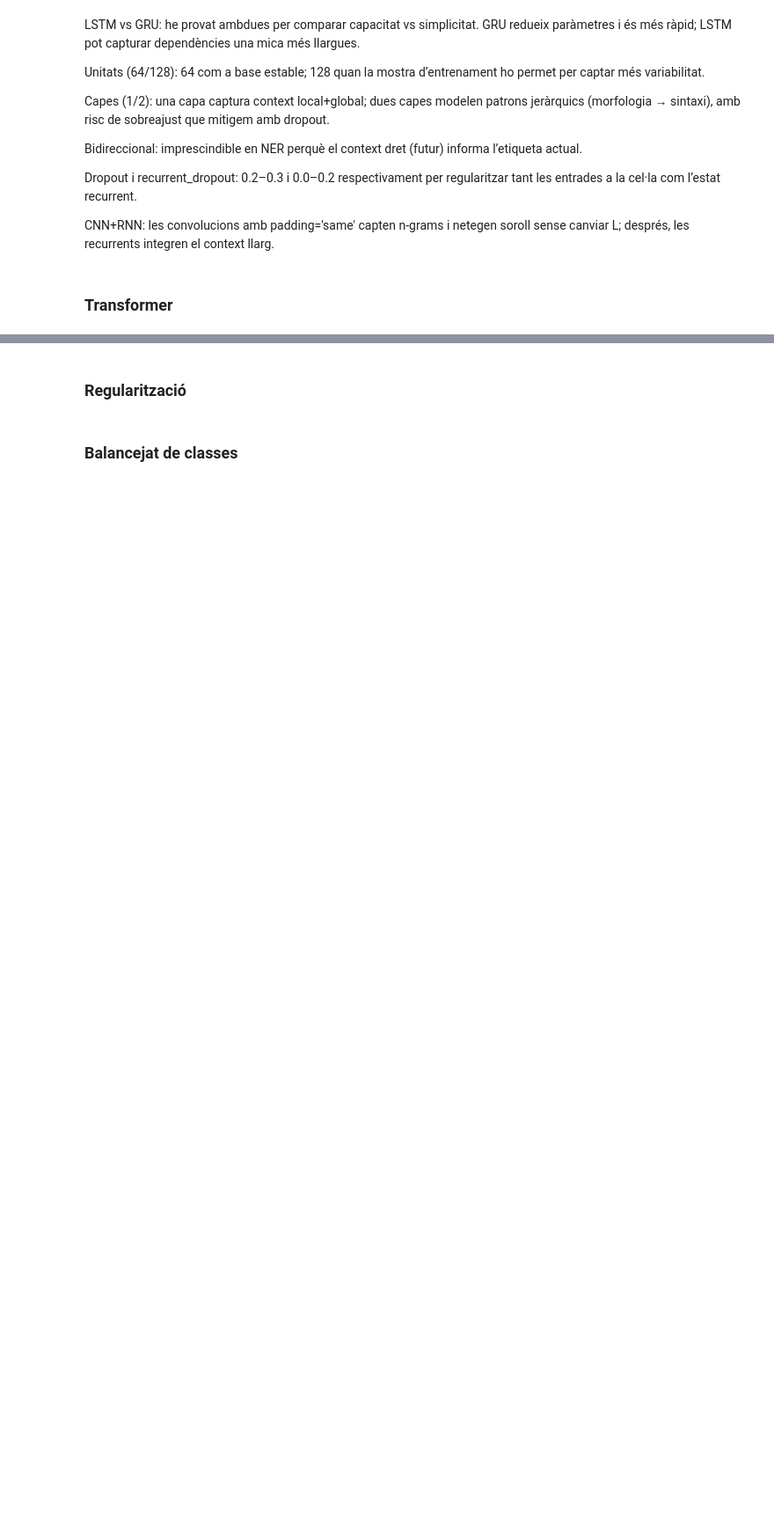
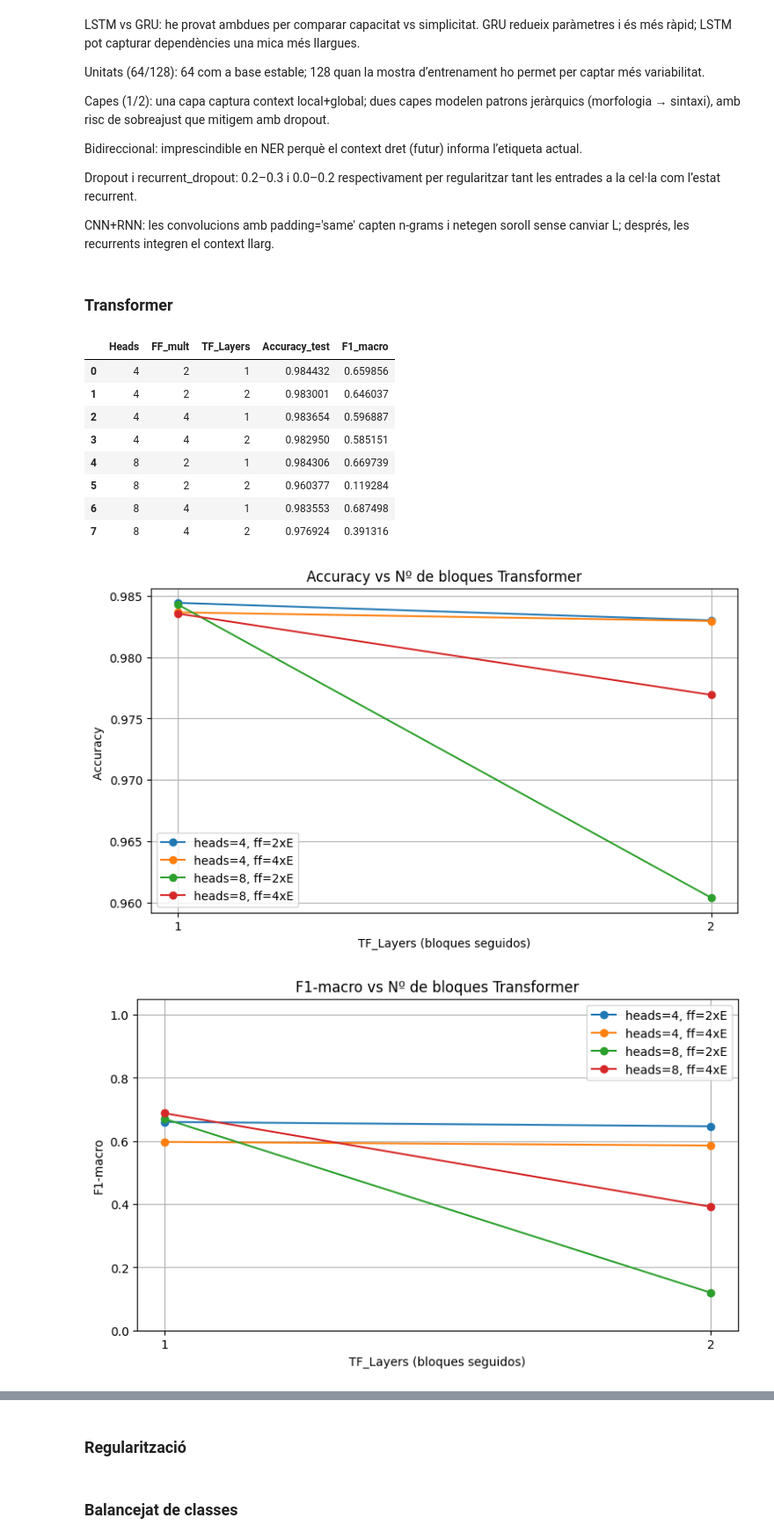
Before and after one commit to gallego-c/TVD_P2_ClaudiaVeronica, a Jupyter notebook: scripts/TVD_P2_2_ClaudiaVeronica.ipynb, the cells around one changed output, grey strips where cells are left out. Shown at 88% size. Cells and saved outputs as stored; diff of their text form; code cells hidden in the pictures; blank space fills up the shorter version.

```diff
--- a/scripts/TVD_P2_2_ClaudiaVeronica.ipynb
+++ b/scripts/TVD_P2_2_ClaudiaVeronica.ipynb
@@ -1008,7 +1013,7 @@ CNN+RNN: les convolucions amb padding='same' capten n-grams i netegen soroll sen
 # %%
 vocab_size = len(tokenizer.word_index) + 1
 batch_size = 32
-epochs = 3
+epochs = 10
 
 embedding_dim = 128
 best_filters = 32
@@ -1030,7 +1035,7 @@ best_report_text = None
 for heads in heads_list:
       for ff_mult in ff_mult_list:
             for tf_layers in tf_layers_list:
-                    print(heads,ff_mult,tf_layers)
+
                 # Construcción del modelo
                     model = Sequential()
                     # Embedding con máscara para ignorar padding (id 0)
@@ -1122,30 +1127,41 @@ for h in sorted(df_results['Heads'].unique()):
 plt.title('Accuracy vs Nº de bloques Transformer')
 plt.xlabel('TF_Layers (bloques seguidos)')
 plt.ylabel('Accuracy ')
 plt.xticks([1, 2])
 plt.grid(True)
 plt.legend()
 plt.show()
 
 #Plot F1
 
 plt.figure(figsize=(9, 5))
 for h in sorted(df_results['Heads'].unique()):
     for ffm in sorted(df_results['FF_mult'].unique()):
         sub = df_results[(df_results['Heads'] == h) & (df_results['FF_mult'] == ffm)].sort_values('TF_Layers')
         if len(sub) == 0:
             continue
         plt.plot(sub['TF_Layers'], sub['F1_macro'], marker='o', label=f'heads={h}, ff={ffm}xE')
 plt.title('F1-macro vs Nº de bloques Transformer')
 plt.xlabel('TF_Layers (bloques seguidos)')
 plt.ylabel('F1-macro')
 plt.xticks([1, 2])
 plt.ylim(0, 1.05)
 plt.grid(True)
 plt.legend()
 plt.show()
 
 
 print("=== Classification report del MEJOR modelo (por F1_macro) ===")
 print(best_report_text)
 # %% [output]
+|  | Heads | FF_mult | TF_Layers | Accuracy_test | F1_macro |
+| 0 | 4 | 2 | 1 | 0.984432 | 0.659856 |
+| 1 | 4 | 2 | 2 | 0.983001 | 0.646037 |
+| 2 | 4 | 4 | 1 | 0.983654 | 0.596887 |
+| 3 | 4 | 4 | 2 | 0.982950 | 0.585151 |
+| 4 | 8 | 2 | 1 | 0.984306 | 0.669739 |
+| 5 | 8 | 2 | 2 | 0.960377 | 0.119284 |
+| 6 | 8 | 4 | 1 | 0.983553 | 0.687498 |
+| 7 | 8 | 4 | 2 | 0.976924 | 0.391316 |
+[figure, added]
+[figure, added]
```
Also changed, not shown: parts of 8 cells of this notebook.
